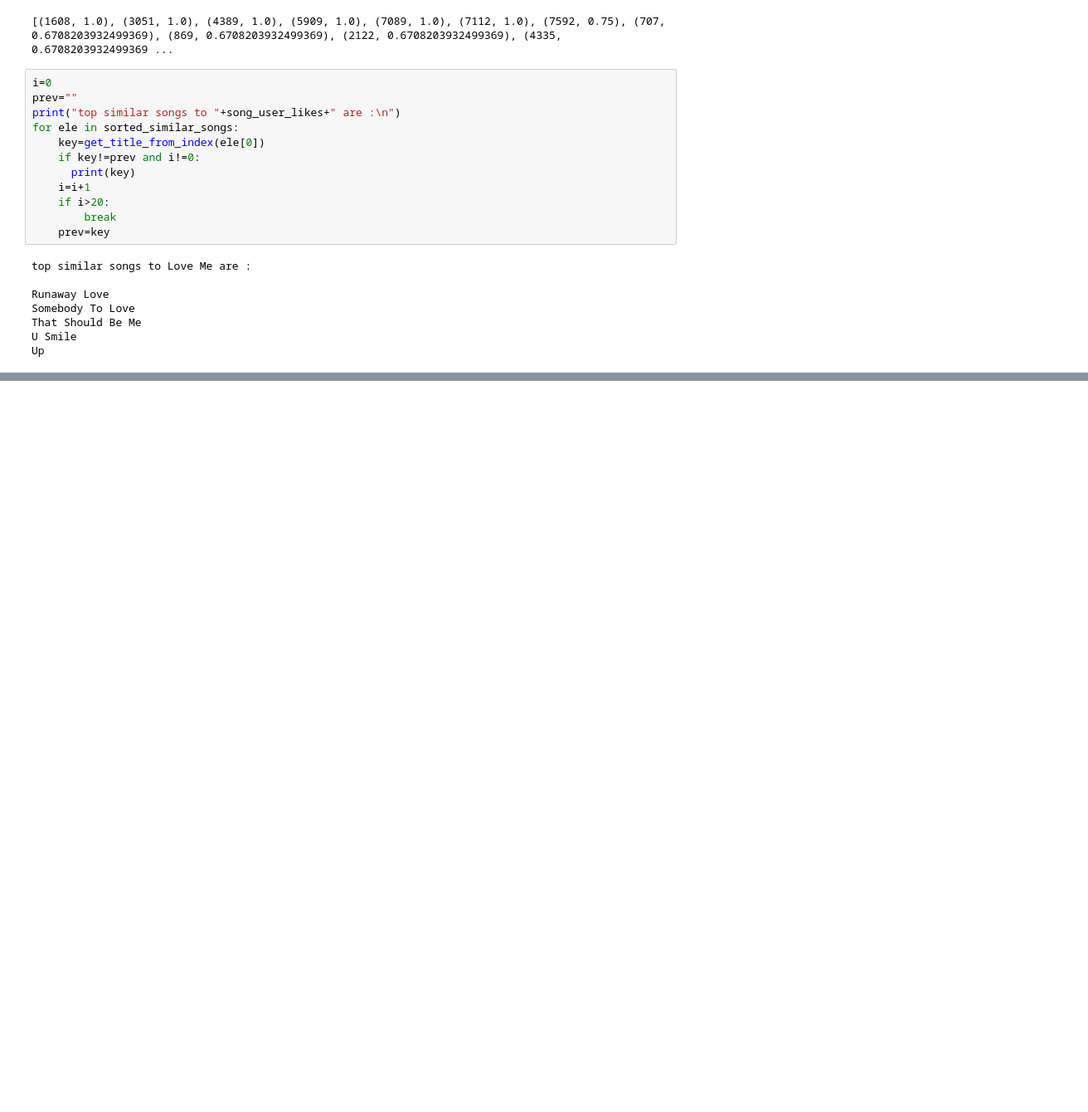
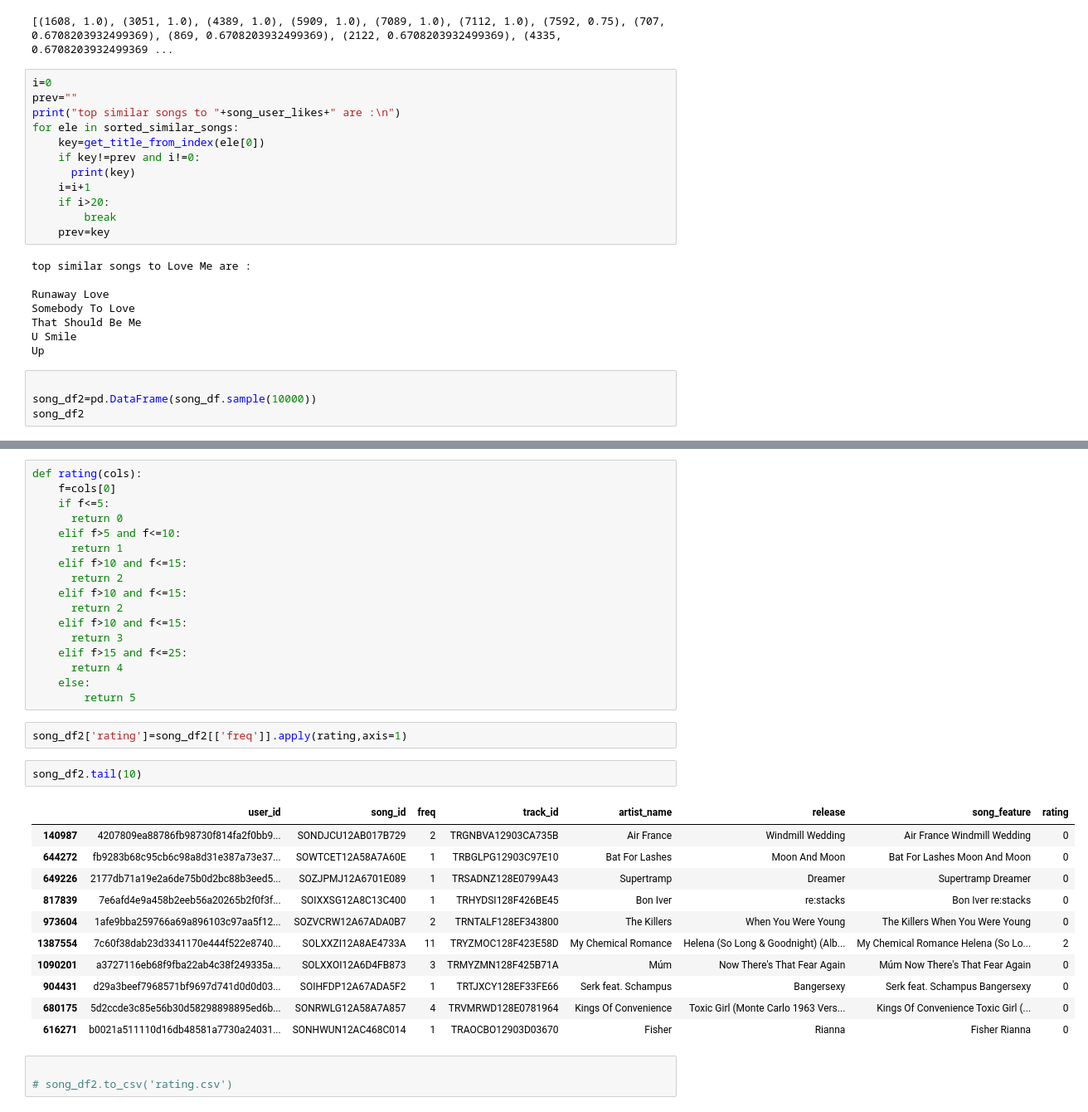
Before and after one commit to charithcherry/Innomatics_Internship_APR_21, a Jupyter notebook: Recommender System/Music_Rec_Sys.ipynb, the cells around one changed output, grey strips where cells are left out. Shown at 83% size. Saved outputs shown, nothing was run; the diff lists cells and outputs as text; blank space fills up the shorter version.

Commit message:
User Based

```diff
--- a/Recommender System/Music_Rec_Sys.ipynb
+++ b/Recommender System/Music_Rec_Sys.ipynb
@@ -929,3 +930,7 @@ Somebody To Love
 That Should Be Me
 U Smile
 Up
+# %%
+
+song_df2=pd.DataFrame(song_df.sample(10000))
+song_df2
@@ -931,0 +951,36 @@ Up
+# %%
+def rating(cols):
+    f=cols[0]
+    if f<=5:
+      return 0
+    elif f>5 and f<=10:
+      return 1
+    elif f>10 and f<=15:
+      return 2
+    elif f>10 and f<=15:
+      return 2
+    elif f>10 and f<=15:
+      return 3
+    elif f>15 and f<=25:
+      return 4
+    else:
+        return 5
+# %%
+song_df2['rating']=song_df2[['freq']].apply(rating,axis=1)
+# %%
+song_df2.tail(10)
+# %% [output]
+|  | user_id | song_id | freq | track_id | artist_name | release | song_feature | rating |
+| 140987 | 4207809ea88786fb98730f814fa2f0bb9... | SONDJCU12AB017B729 | 2 | TRGNBVA12903CA735B | Air France | Windmill Wedding | Air France Windmill Wedding | 0 |
+| 644272 | fb9283b68c95cb6c98a8d31e387a73e37... | SOWTCET12A58A7A60E | 1 | TRBGLPG12903C97E10 | Bat For Lashes | Moon And Moon | Bat For Lashes Moon And Moon | 0 |
+| 649226 | 2177db71a19e2a6de75b0d2bc88b3eed5... | SOZJPMJ12A6701E089 | 1 | TRSADNZ128E0799A43 | Supertramp | Dreamer | Supertramp Dreamer | 0 |
+| 817839 | 7e6afd4e9a458b2eeb56a20265b2f0f3f... | SOIXXSG12A8C13C400 | 1 | TRHYDSI128F426BE45 | Bon Iver | re:stacks | Bon Iver re:stacks | 0 |
+| 973604 | 1afe9bba259766a69a896103c97aa5f12... | SOZVCRW12A67ADA0B7 | 2 | TRNTALF128EF343800 | The Killers | When You Were Young | The Killers When You Were Young | 0 |
+| 1387554 | 7c60f38dab23d3341170e444f522e8740... | SOLXXZI12A8AE4733A | 11 | TRYZMOC128F423E58D | My Chemical Romance | Helena (So Long & Goodnight) (Alb... | My Chemical Romance Helena (So Lo... | 2 |
+| 1090201 | a3727116eb68f9fba22ab4c38f249335a... | SOLXXOI12A6D4FB873 | 3 | TRMYZMN128F425B71A | Múm | Now There's That Fear Again | Múm Now There's That Fear Again | 0 |
+| 904431 | d29a3beef7968571bf9697d741d0d0d03... | SOIHFDP12A67ADA5F2 | 1 | TRTJXCY128EF33FE66 | Serk feat. Schampus | Bangersexy | Serk feat. Schampus Bangersexy | 0 |
+| 680175 | 5d2ccde3c85e56b30d58298898895ed6b... | SONRWLG12A58A7A857 | 4 | TRVMRWD128E0781964 | Kings Of Convenience | Toxic Girl (Monte Carlo 1963 Vers... | Kings Of Convenience Toxic Girl (... | 0 |
+| 616271 | b0021a511110d16db48581a7730a24031... | SONHWUN12AC468C014 | 1 | TRAOCBO12903D03670 | Fisher | Rianna | Fisher Rianna | 0 |
+# %%
+
+# song_df2.to_csv('rating.csv')
```
Also changed, not shown: parts of 4 cells of this notebook.
